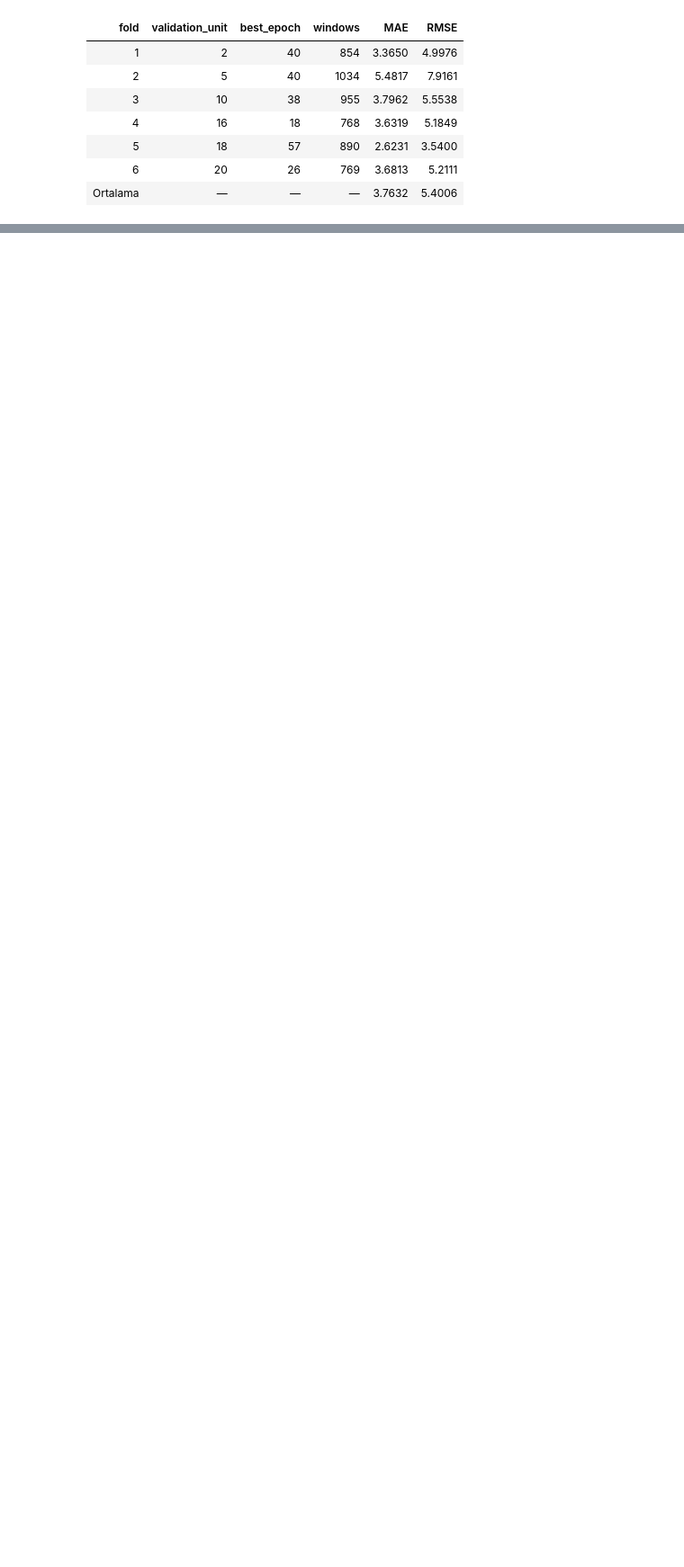
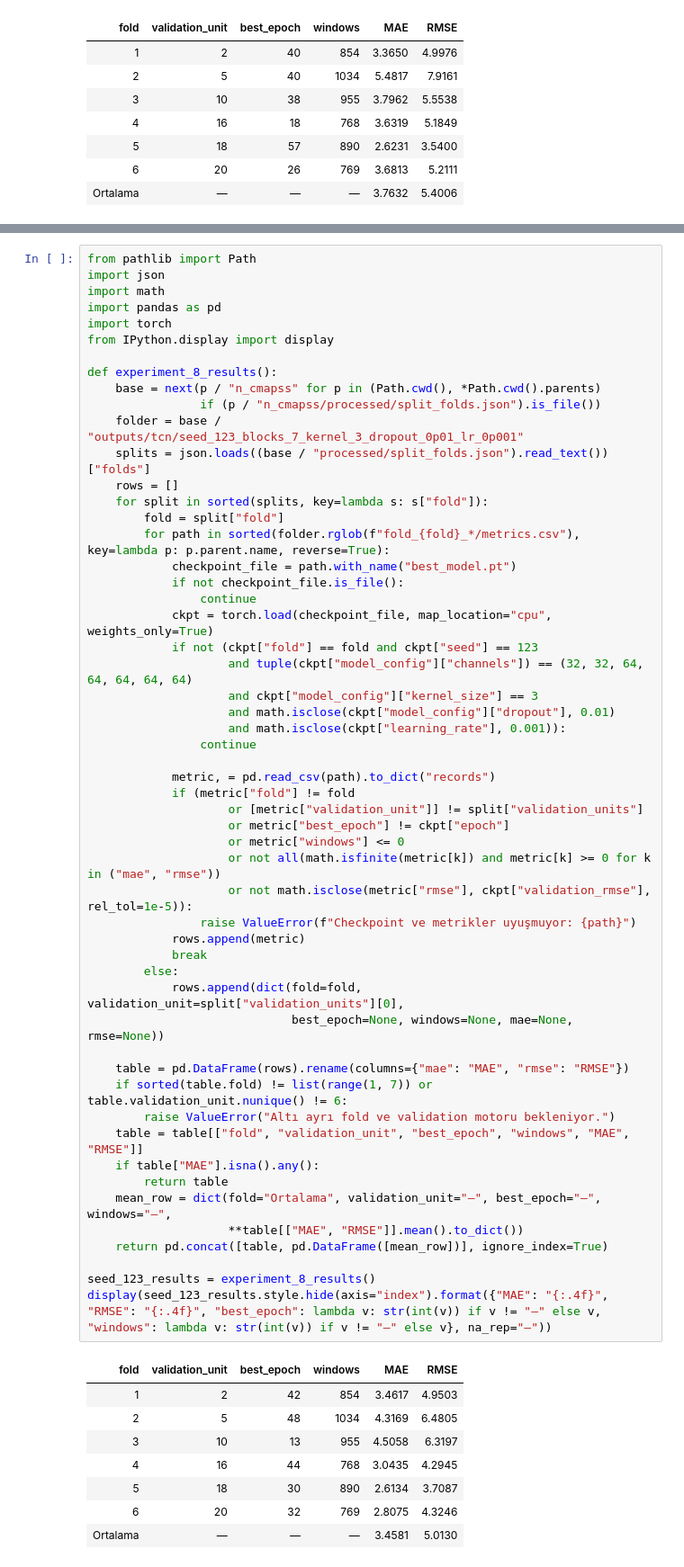
Before and after one commit to ilkinsoydas/End-to-End-PdM-Pipeline, a Jupyter notebook: n_cmapss/notebooks/07_TCN_Training_Results.ipynb, the cells around one changed output, grey strips where cells are left out. Shown at 90% size. Drawn from its saved outputs; the diff is of its cells as text; blank space fills up the shorter version.

```diff
--- a/n_cmapss/notebooks/07_TCN_Training_Results.ipynb
+++ b/n_cmapss/notebooks/07_TCN_Training_Results.ipynb
@@ -766,0 +840,63 @@ display(blocks_6_results.style.hide(axis="index").format({"MAE": "{:.4f}", "RMSE
+# %%
+from pathlib import Path
+import json
+import math
+import pandas as pd
+import torch
+from IPython.display import display
+
+def experiment_8_results():
+    base = next(p / "n_cmapss" for p in (Path.cwd(), *Path.cwd().parents)
+                if (p / "n_cmapss/processed/split_folds.json").is_file())
+    folder = base / "outputs/tcn/seed_123_blocks_7_kernel_3_dropout_0p01_lr_0p001"
+    splits = json.loads((base / "processed/split_folds.json").read_text())["folds"]
+    rows = []
+    for split in sorted(splits, key=lambda s: s["fold"]):
+        fold = split["fold"]
+        for path in sorted(folder.rglob(f"fold_{fold}_*/metrics.csv"), key=lambda p: p.parent.name, reverse=True):
+            checkpoint_file = path.with_name("best_model.pt")
+            if not checkpoint_file.is_file():
+                continue
+            ckpt = torch.load(checkpoint_file, map_location="cpu", weights_only=True)
+            if not (ckpt["fold"] == fold and ckpt["seed"] == 123
+                    and tuple(ckpt["model_config"]["channels"]) == (32, 32, 64, 64, 64, 64, 64)
+                    and ckpt["model_config"]["kernel_size"] == 3
+                    and math.isclose(ckpt["model_config"]["dropout"], 0.01)
+                    and math.isclose(ckpt["learning_rate"], 0.001)):
+                continue
+
+            metric, = pd.read_csv(path).to_dict("records")
+            if (metric["fold"] != fold
+                    or [metric["validation_unit"]] != split["validation_units"]
+                    or metric["best_epoch"] != ckpt["epoch"]
+                    or metric["windows"] <= 0
+                    or not all(math.isfinite(metric[k]) and metric[k] >= 0 for k in ("mae", "rmse"))
+                    or not math.isclose(metric["rmse"], ckpt["validation_rmse"], rel_tol=1e-5)):
+                raise ValueError(f"Checkpoint ve metrikler uyuşmuyor: {path}")
+            rows.append(metric)
+            break
+        else:
+            rows.append(dict(fold=fold, validation_unit=split["validation_units"][0],
+                             best_epoch=None, windows=None, mae=None, rmse=None))
+
+    table = pd.DataFrame(rows).rename(columns={"mae": "MAE", "rmse": "RMSE"})
+    if sorted(table.fold) != list(range(1, 7)) or table.validation_unit.nunique() != 6:
+        raise ValueError("Altı ayrı fold ve validation motoru bekleniyor.")
+    table = table[["fold", "validation_unit", "best_epoch", "windows", "MAE", "RMSE"]]
+    if table["MAE"].isna().any():
+        return table
+    mean_row = dict(fold="Ortalama", validation_unit="—", best_epoch="—", windows="—",
+                    **table[["MAE", "RMSE"]].mean().to_dict())
+    return pd.concat([table, pd.DataFrame([mean_row])], ignore_index=True)
+
+seed_123_results = experiment_8_results()
+display(seed_123_results.style.hide(axis="index").format({"MAE": "{:.4f}", "RMSE": "{:.4f}", "best_epoch": lambda v: str(int(v)) if v != "—" else v, "windows": lambda v: str(int(v)) if v != "—" else v}, na_rep="—"))
+# %% [output]
+| fold | validation_unit | best_epoch | windows | MAE | RMSE |
+| 1 | 2 | 42 | 854 | 3.4617 | 4.9503 |
+| 2 | 5 | 48 | 1034 | 4.3169 | 6.4805 |
+| 3 | 10 | 13 | 955 | 4.5058 | 6.3197 |
+| 4 | 16 | 44 | 768 | 3.0435 | 4.2945 |
+| 5 | 18 | 30 | 890 | 2.6134 | 3.7087 |
+| 6 | 20 | 32 | 769 | 2.8075 | 4.3246 |
+| Ortalama | — | — | — | 3.4581 | 5.0130 |
```
Also changed, not shown: parts of 8 cells of this notebook, 1 other file.
